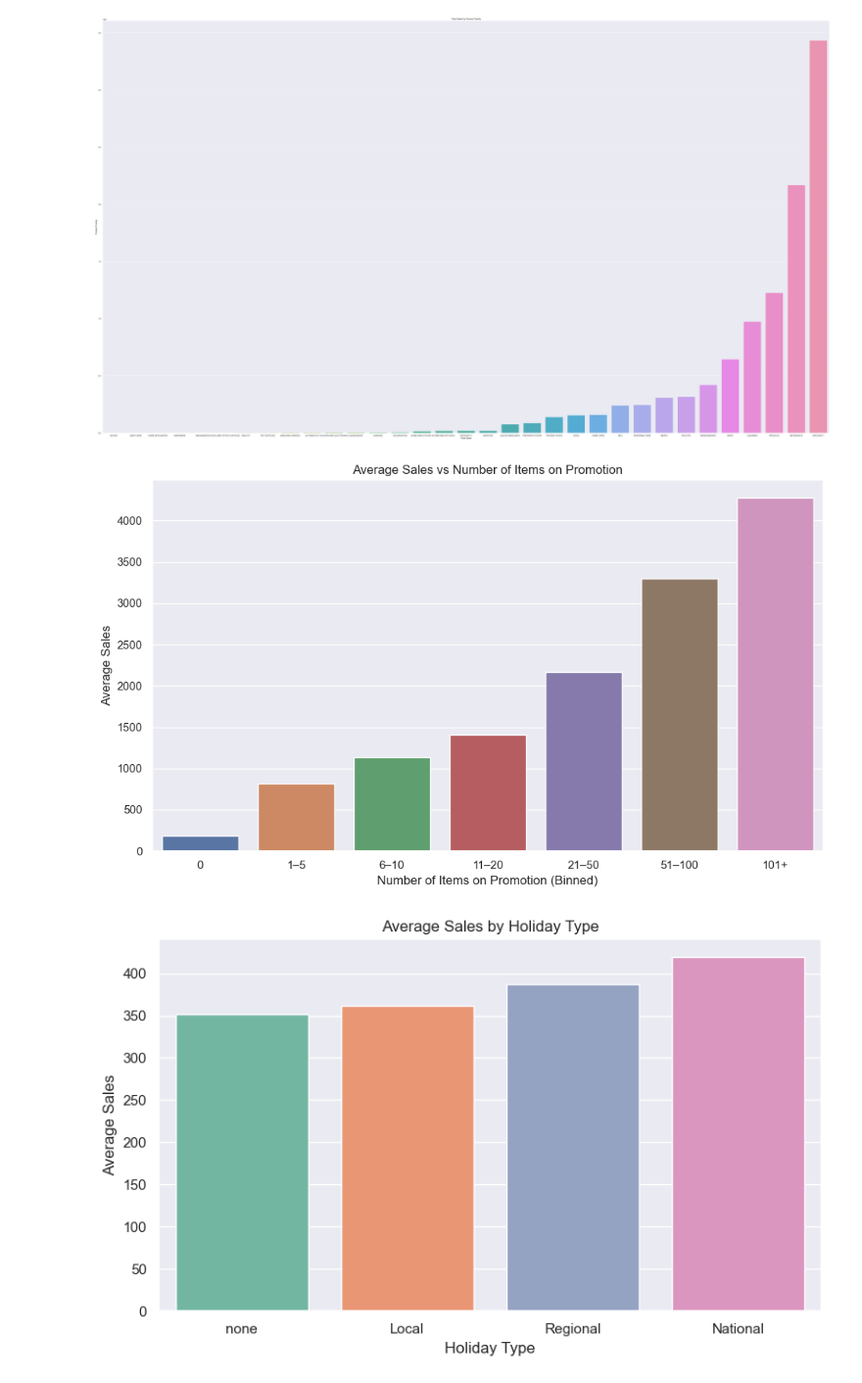
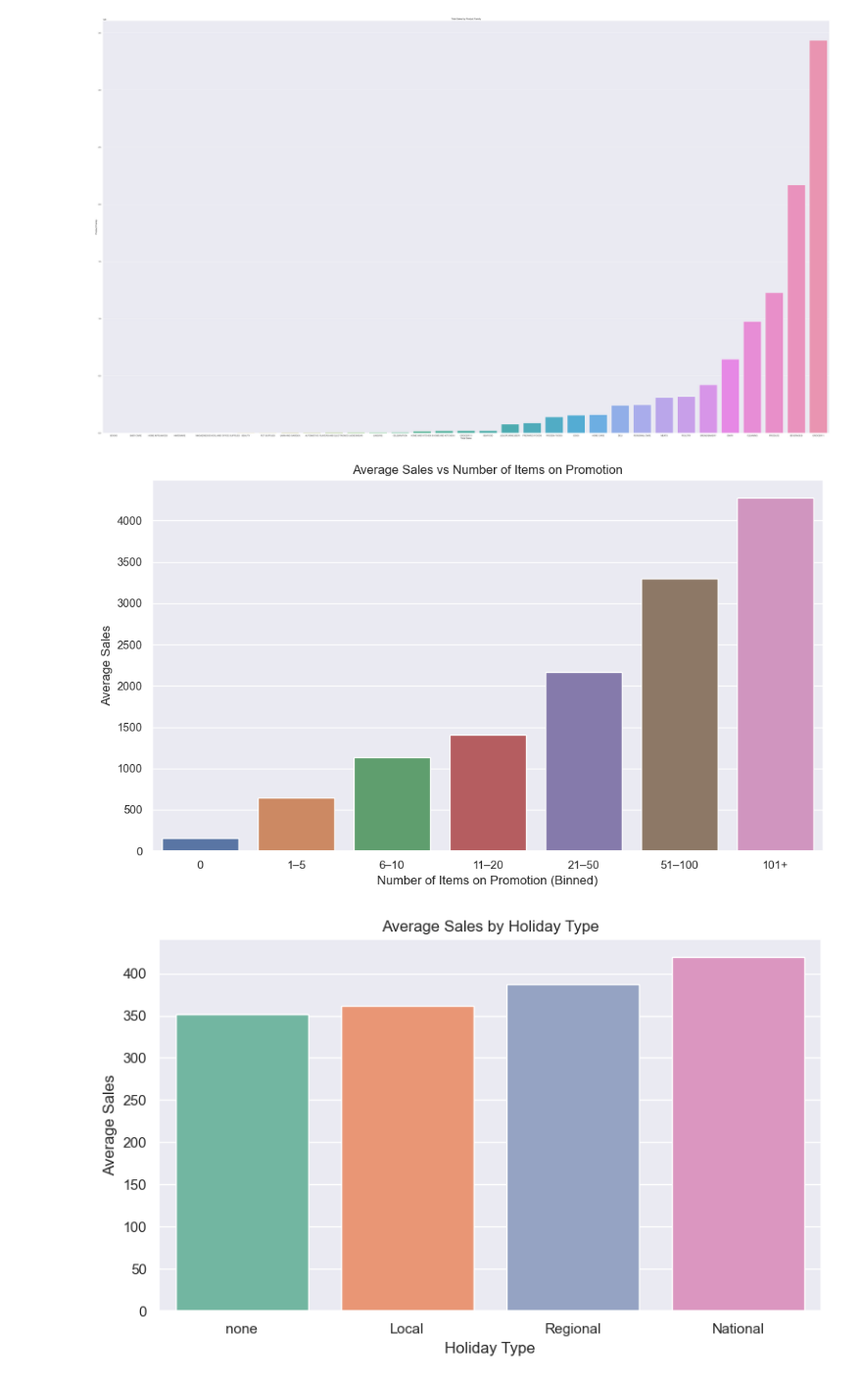
Before and after one commit to clrsims/grocery-sales-forecasting, a Jupyter notebook: main.ipynb, the cells around one changed output. Shown: that part at 98% size. Drawn from its saved outputs; the diff is of its cells as text; code cells hidden in the pictures.

Commit message:
ready for model training

```diff
--- a/main.ipynb
+++ b/main.ipynb
@@ -44,3 +36,8 @@ memory usage: 2.2+ KB
+# %%
+# combine test and training data
+train['is_test'] = 0
+test['is_test'] = 1
+train = pd.concat([train, test], axis=0)
 # %%
 # nulls
 print("Missing values:\n", train.isnull().sum())
@@ -102,24 +102,24 @@ plt.show()
 # %%
 # promotional effect
 
 # Create bins for promotional count
-bins = [-1, 0, 1, 5, 10, 20, 50, 100, 1000]
+bins = [-1, 0, 5, 10, 20, 50, 100, 5000]
 labels = ['0', '1–5', '6–10', '11–20', '21–50', '51–100', '101+']
 train['promo_bin'] = pd.cut(train['onpromotion'], bins=bins, labels=labels)
 
 # Group by promo_bin and calculate average sales
 promo_effect = train.groupby('promo_bin')['sales'].mean()
 
 # Plot
 plt.figure(figsize=(10, 6))
 sns.barplot(x=promo_effect.index, y=promo_effect.values)
 plt.title("Average Sales vs Number of Items on Promotion")
 plt.xlabel("Number of Items on Promotion (Binned)")
 plt.ylabel("Average Sales")
 plt.tight_layout()
 plt.show()
 # %% [output]
-[figure, old version]
+[figure, new version]
 # %%
 # effect of holiday
 # Keep only real holidays (not transferred) and drop duplicates on date
```
Also changed, not shown: parts of 22 cells of this notebook.
